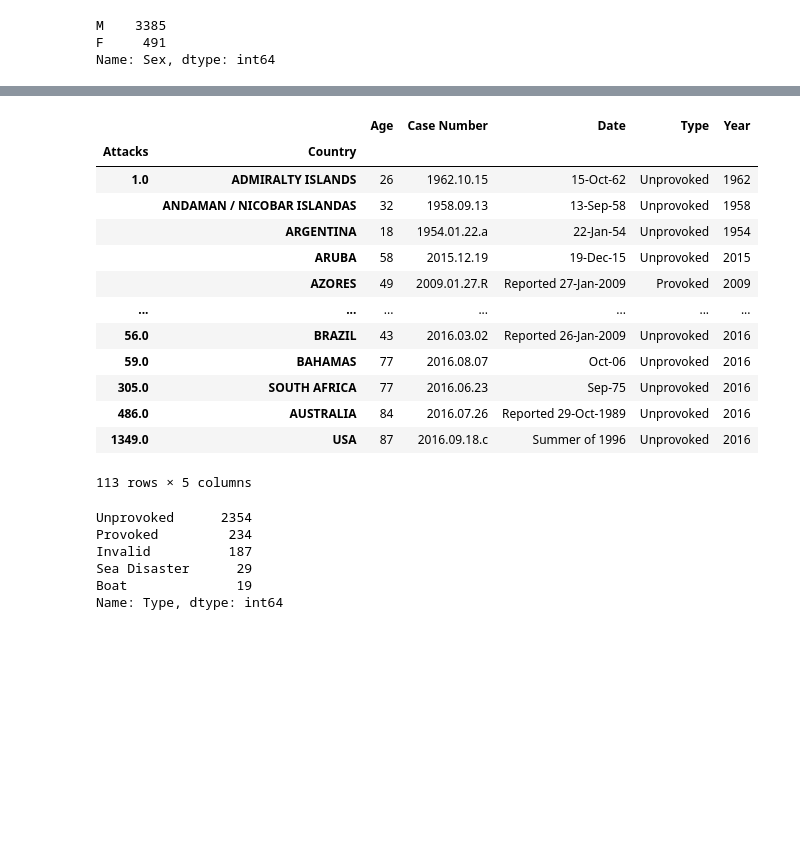
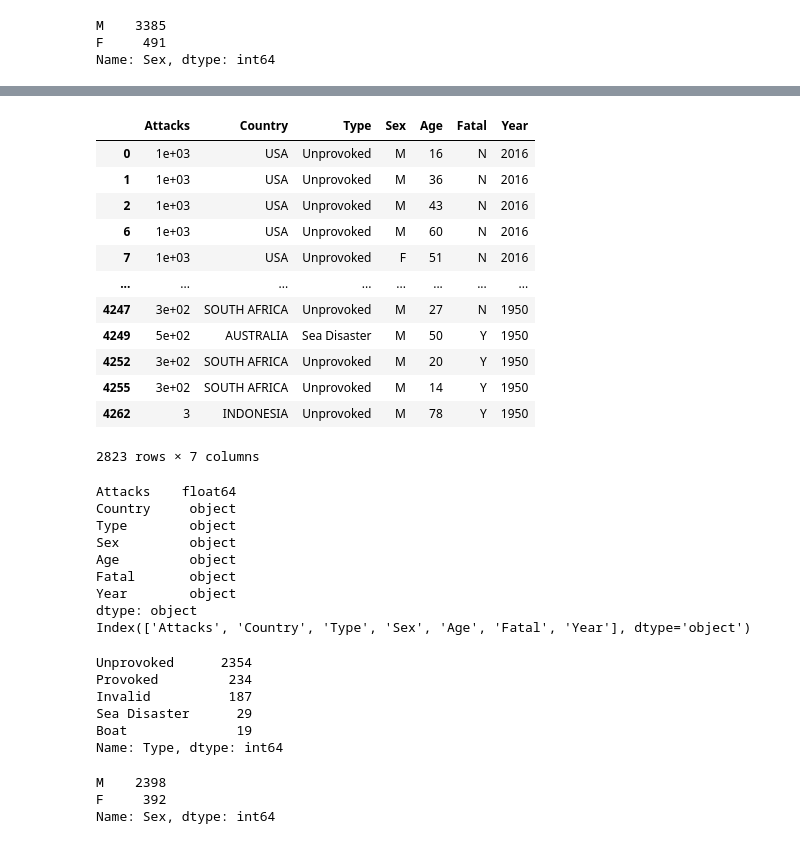
Before and after one commit to jm-cruz-d/Shark-project, a Jupyter notebook: data-wrangling.ipynb, the cells around one changed output, grey strips where cells are left out. Drawn from its saved outputs; the diff is of its cells as text; code cells hidden in the pictures; blank space fills up the shorter version.

```diff
--- a/data-wrangling.ipynb
+++ b/data-wrangling.ipynb
@@ -346,0 +407,6 @@ df
+# %%
+
+print(set(df['Sex']))
+df5 = df[['Sex', 'Country']]
+#df5 = df5.dropna()
+df5.groupby(['Country']).max()
@@ -346,0 +429,4 @@ df
+# %%
+pd.set_option('precision', 0)
+dfAge = df[['Age', 'Country']]
+dfAge.groupby(['Country']).mean()
@@ -346,0 +448,3 @@ df
+# %%
+df6 = df[['Fatal', 'Country']]
+df6.groupby(['Country']).max()
@@ -346,0 +466,3 @@ df
+# %%
+df7 = df[['Year', 'Country']]
+df7.groupby(['Country']).max()
@@ -350,22 +487,41 @@ df
 #df3
 #a = str(df['Date'])
 #print(re.findall("[0-9]+.[A-Z][a-z]+.[0-9]+", a))
-# %%
-x = df.groupby(['Attacks', 'Country']).max()
-x
-# %% [output]
-|  |  | Age | Case Number | Date | Type | Year |
-| Attacks | Country |  |  |  |  |  |
-| 1.0 | ADMIRALTY ISLANDS | 26 | 1962.10.15 | 15-Oct-62 | Unprovoked | 1962 |
-|  | ANDAMAN / NICOBAR ISLANDAS | 32 | 1958.09.13 | 13-Sep-58 | Unprovoked | 1958 |
-|  | ARGENTINA | 18 | 1954.01.22.a | 22-Jan-54 | Unprovoked | 1954 |
-|  | ARUBA | 58 | 2015.12.19 | 19-Dec-15 | Unprovoked | 2015 |
-|  | AZORES | 49 | 2009.01.27.R | Reported 27-Jan-2009 | Provoked | 2009 |
-| ... | ... | ... | ... | ... | ... | ... |
-| 56.0 | BRAZIL | 43 | 2016.03.02 | Reported 26-Jan-2009 | Unprovoked | 2016 |
-| 59.0 | BAHAMAS | 77 | 2016.08.07 | Oct-06 | Unprovoked | 2016 |
-| 305.0 | SOUTH AFRICA | 77 | 2016.06.23 | Sep-75 | Unprovoked | 2016 |
-| 486.0 | AUSTRALIA | 84 | 2016.07.26 | Reported 29-Oct-1989 | Unprovoked | 2016 |
-| 1349.0 | USA | 87 | 2016.09.18.c | Summer of 1996 | Unprovoked | 2016 |
-113 rows × 5 columns
+# %%
+final = pd.concat([df2, df3, df5, dfAge, df6, df7], axis=1)
+finalbien=final.T.drop_duplicates().T
+#f1 = df2.merge(df3, left_on='Attacks', right_on='Type')
+#f1
+#final.groupby(['Country']).max()
+finalbien
+# %% [output]
+|  | Attacks | Country | Type | Sex | Age | Fatal | Year |
+| 0 | 1e+03 | USA | Unprovoked | M | 16 | N | 2016 |
+| 1 | 1e+03 | USA | Unprovoked | M | 36 | N | 2016 |
+| 2 | 1e+03 | USA | Unprovoked | M | 43 | N | 2016 |
+| 6 | 1e+03 | USA | Unprovoked | M | 60 | N | 2016 |
+| 7 | 1e+03 | USA | Unprovoked | F | 51 | N | 2016 |
+| ... | ... | ... | ... | ... | ... | ... | ... |
+| 4247 | 3e+02 | SOUTH AFRICA | Unprovoked | M | 27 | N | 1950 |
+| 4249 | 5e+02 | AUSTRALIA | Sea Disaster | M | 50 | Y | 1950 |
+| 4252 | 3e+02 | SOUTH AFRICA | Unprovoked | M | 20 | Y | 1950 |
+| 4255 | 3e+02 | SOUTH AFRICA | Unprovoked | M | 14 | Y | 1950 |
+| 4262 | 3 | INDONESIA | Unprovoked | M | 78 | Y | 1950 |
+2823 rows × 7 columns
+# %%
+print(finalbien.dtypes)
+print(finalbien.columns)
+finalbien["Attacks"] = finalbien["Attacks"].astype(float)
+finalbien["Age"] = finalbien["Age"].astype(int)
+finalbien["Year"] = finalbien["Year"].astype(int)
+# %% [output]
+Attacks    float64
+Country     object
+Type        object
+Sex         object
+Age         object
+Fatal       object
+Year        object
+dtype: object
+Index(['Attacks', 'Country', 'Type', 'Sex', 'Age', 'Fatal', 'Year'], dtype='object')
 # %%
@@ -377,3 +533,9 @@ Invalid          187
 Sea Disaster      29
 Boat              19
 Name: Type, dtype: int64
+# %%
+finalbien['Sex'].value_counts()
+# %% [output]
+M    2398
+F     392
+Name: Sex, dtype: int64
```
Also changed, not shown: parts of 25 cells of this notebook.
